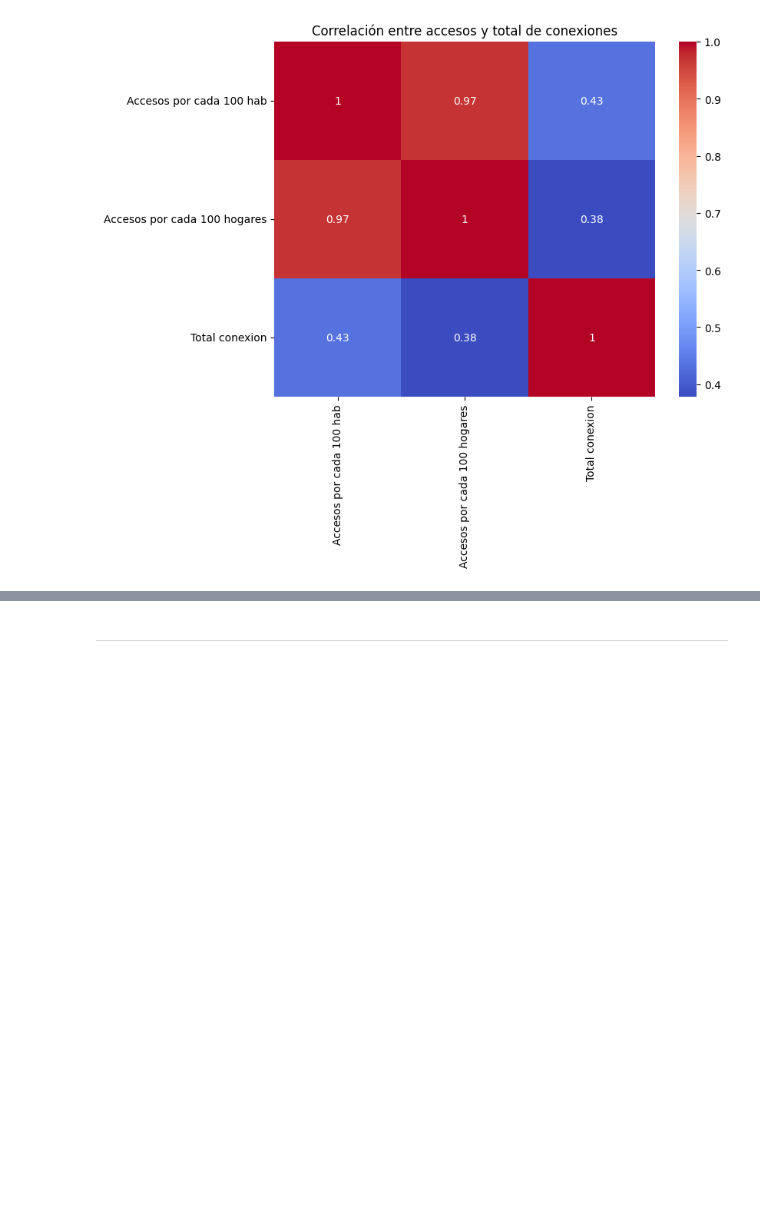
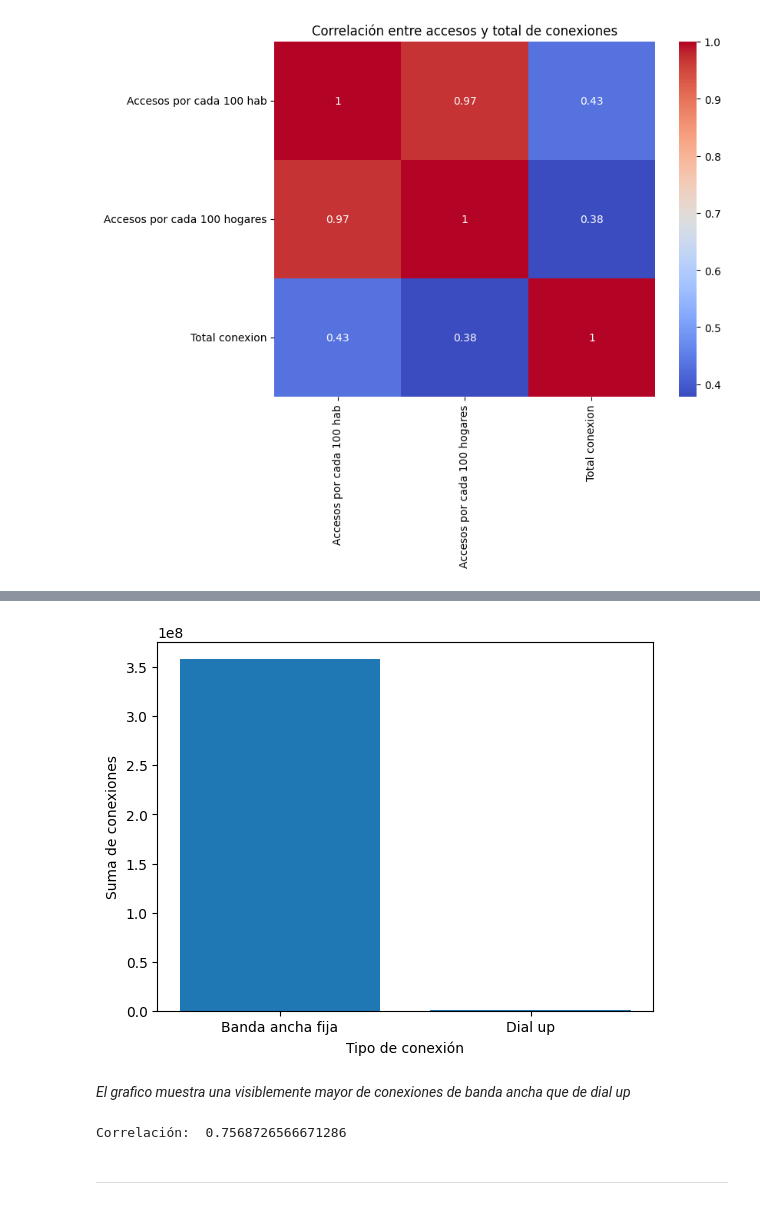
Before and after one commit to RomaDolcenera/PI2_enacom, a Jupyter notebook: EDA.ipynb, the cells around one changed output, grey strips where cells are left out. Cells and saved outputs as stored; diff of their text form; code cells hidden in the pictures; blank space fills up the shorter version.

```diff
--- a/EDA.ipynb
+++ b/EDA.ipynb
@@ -290,3 +461,23 @@ plt.show()
+# %%
+# Suma de conexiones de "Banda ancha fija" y "Dial up"
+suma_banda_ancha = dfc["Banda ancha fija"].sum()
+suma_dial_up = dfc["Dial up"].sum()
+
+# El grafico
+plt.bar(["Banda ancha fija", "Dial up"], [suma_banda_ancha, suma_dial_up])
+plt.xlabel("Tipo de conexión")
+plt.ylabel("Suma de conexiones")
+plt.show()
+# %% [output]
+[figure, added]
+# %% [markdown]
+*El grafico muestra una visiblemente mayor de conexiones de banda ancha que de dial up*
+# %%
+#Visualizo esa correlacion
+correlation = dfc["Banda ancha fija"].corr(dfc["Dial up"])
+print("Correlación: ", correlation)
+# %% [output]
+Correlación:  0.7568726566671286
 # %% [markdown]
 ---------------------
 # %%
```
Also changed, not shown: parts of 44 cells of this notebook, 8 other files.
